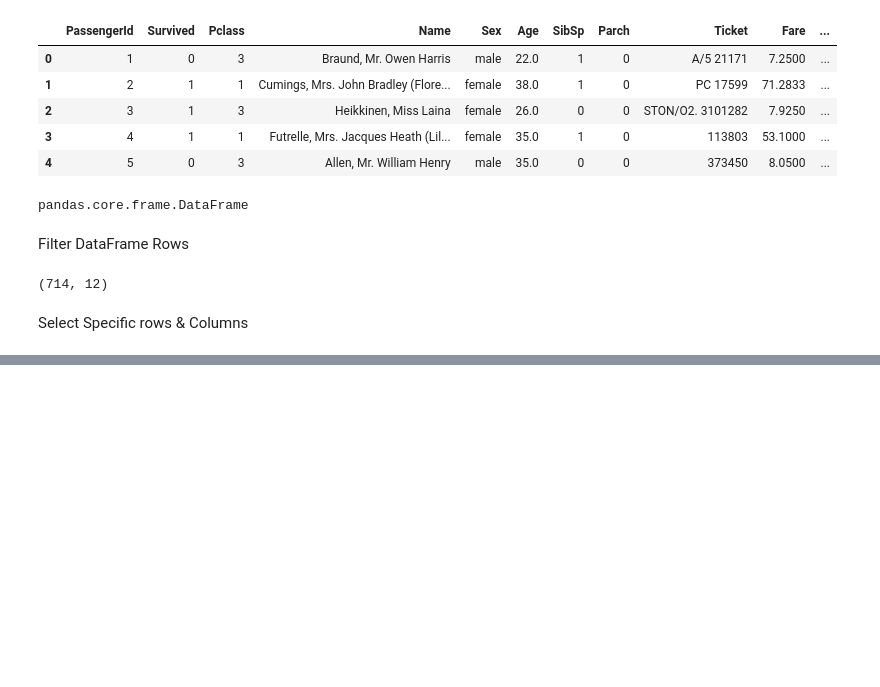
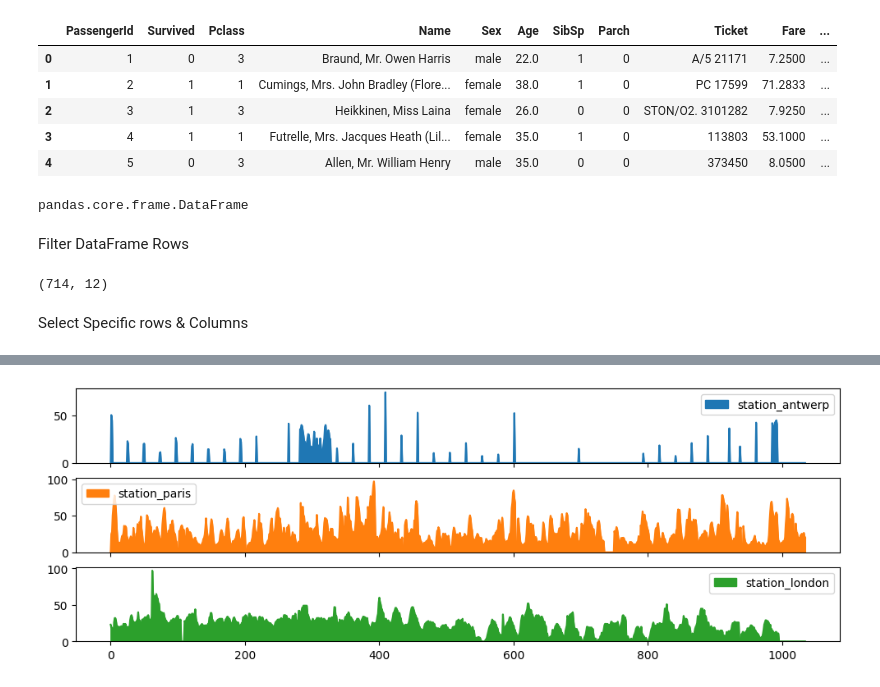
Before and after one commit to guka20/learn_pandas_from_documentation, a Jupyter notebook: learn.ipynb, the cells around one changed output, grey strips where cells are left out. Cells and saved outputs as stored; diff of their text form; code cells hidden in the pictures; blank space fills up the shorter version.

```diff
--- a/learn.ipynb
+++ b/learn.ipynb
@@ -51,0 +80,4 @@ titanic.iloc[0:3,3] = "Anonymous"
+# %%
+axs = air_quality.plot.area(figsize=(12,4),subplots=True)
+# %% [output]
+[figure, added]
```
Also changed, not shown: parts of 9 cells of this notebook, 2 other files.
